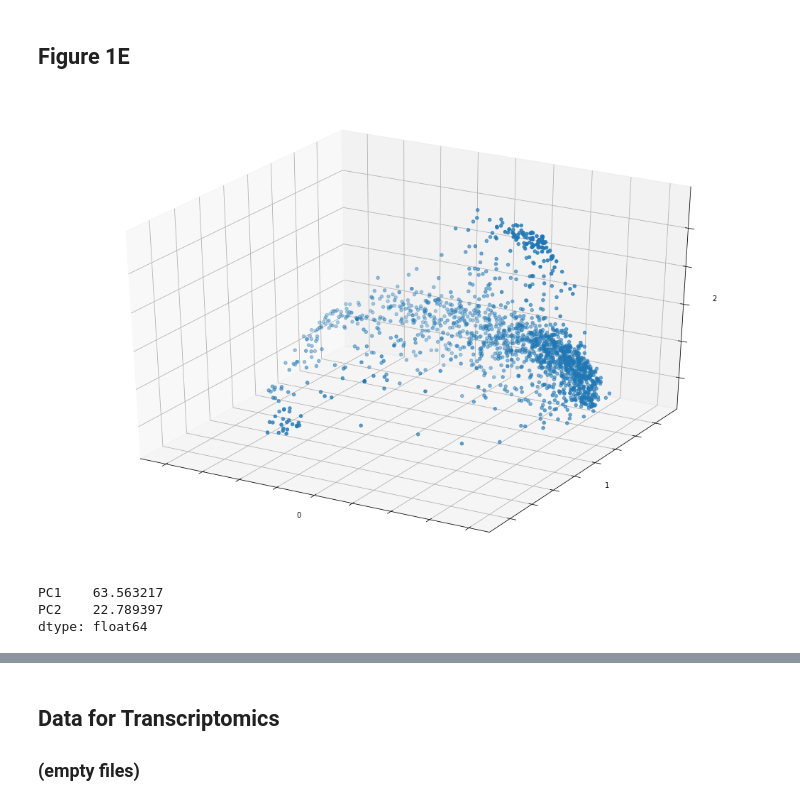
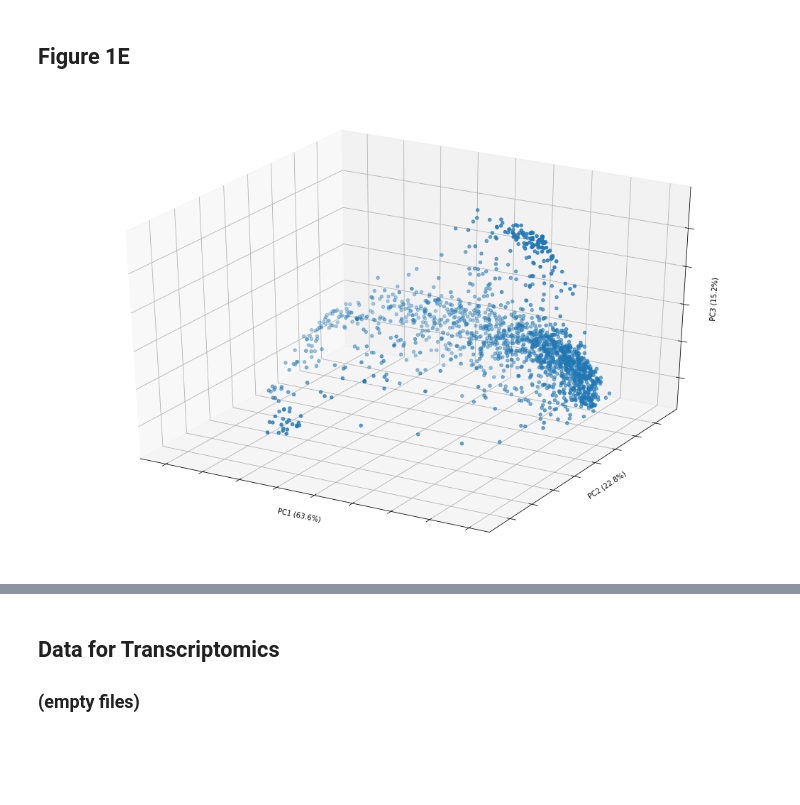
Before and after one commit to knightlab-analyses/iHMP-analyses, a Jupyter notebook: analysis.ipynb, the cells around one changed output, grey strips where cells are left out. Drawn from its saved outputs; the diff is of its cells as text; code cells hidden in the pictures; blank space fills up the shorter version.

Commit message:
adding histograms and pcoa labels

```diff
--- a/analysis.ipynb
+++ b/analysis.ipynb
@@ -13,27 +13,21 @@ import pandas as pd
 # %%
 # Downloading WGS data
 !curl -s -o taxonomic_profiles.tsv.gz \
     https://ibdmdb.org/tunnel/cb/document/Public/HMP2/WGS/1750/taxonomic_profiles.tsv.gz
 !biom convert -i taxonomic_profiles.tsv.gz -o taxonomic_profiles.biom \
     --table-type="OTU table" --to-hdf5
 
 # loading data
 bf = load_table('taxonomic_profiles.biom')
 ids = bf.ids()
 data = [bf.data(_id, axis='sample') for _id in ids]
 
 # distance and pcoa
 bc_dm = beta_diversity("braycurtis", data, ids, validate=False)
 bc_pc = pcoa(bc_dm)
 
 # plotting
-f = bc_pc.plot()
+f = bc_pc.plot(axis_labels=['PC%d (%.1f%%)' % (i + 1, bc_pc.eigvals[i]) for i in [0, 1, 2]])
 f.set_size_inches(15, 10)
 # %% [output]
-[figure, old version]
+[figure, new version]
-# %%
-bc_pc.eigvals[:2]
-# %% [output]
-PC1    63.563217
-PC2    22.789397
-dtype: float64
```
Also changed, not shown: parts of 11 cells of this notebook.
